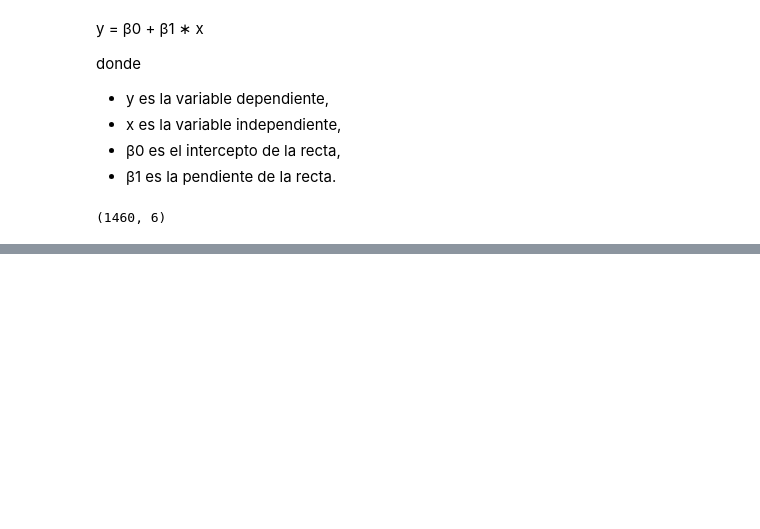
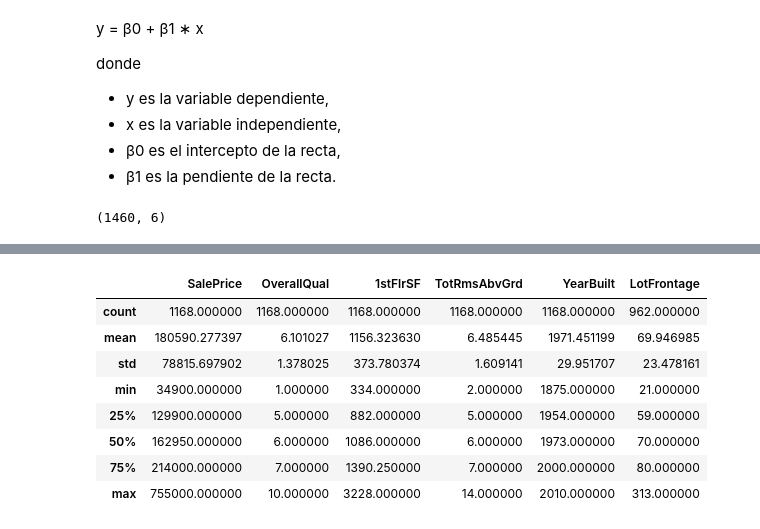
Before and after one commit to brandonfuentes97/proyecto_final_regresion, a Jupyter notebook: proyecto_regresion_cd.ipynb, the cells around one changed output, grey strips where cells are left out. Cells and saved outputs as stored; diff of their text form; code cells hidden in the pictures; blank space fills up the shorter version.

```diff
--- a/proyecto_regresion_cd.ipynb
+++ b/proyecto_regresion_cd.ipynb
@@ -66,0 +70,15 @@ plt.show()
+# %%
+df_t = pd.DataFrame(df_train)
+df_t.describe()
+
+### SALES PRICE = Y DEPENDIENTE
+# %% [output]
+|  | SalePrice | OverallQual | 1stFlrSF | TotRmsAbvGrd | YearBuilt | LotFrontage |
+| count | 1168.000000 | 1168.000000 | 1168.000000 | 1168.000000 | 1168.000000 | 962.000000 |
+| mean | 180590.277397 | 6.101027 | 1156.323630 | 6.485445 | 1971.451199 | 69.946985 |
+| std | 78815.697902 | 1.378025 | 373.780374 | 1.609141 | 29.951707 | 23.478161 |
+| min | 34900.000000 | 1.000000 | 334.000000 | 2.000000 | 1875.000000 | 21.000000 |
+| 25% | 129900.000000 | 5.000000 | 882.000000 | 5.000000 | 1954.000000 | 59.000000 |
+| 50% | 162950.000000 | 6.000000 | 1086.000000 | 6.000000 | 1973.000000 | 70.000000 |
+| 75% | 214000.000000 | 7.000000 | 1390.250000 | 7.000000 | 2000.000000 | 80.000000 |
+| max | 755000.000000 | 10.000000 | 3228.000000 | 14.000000 | 2010.000000 | 313.000000 |
```
Also changed, not shown: parts of 10 cells of this notebook.
